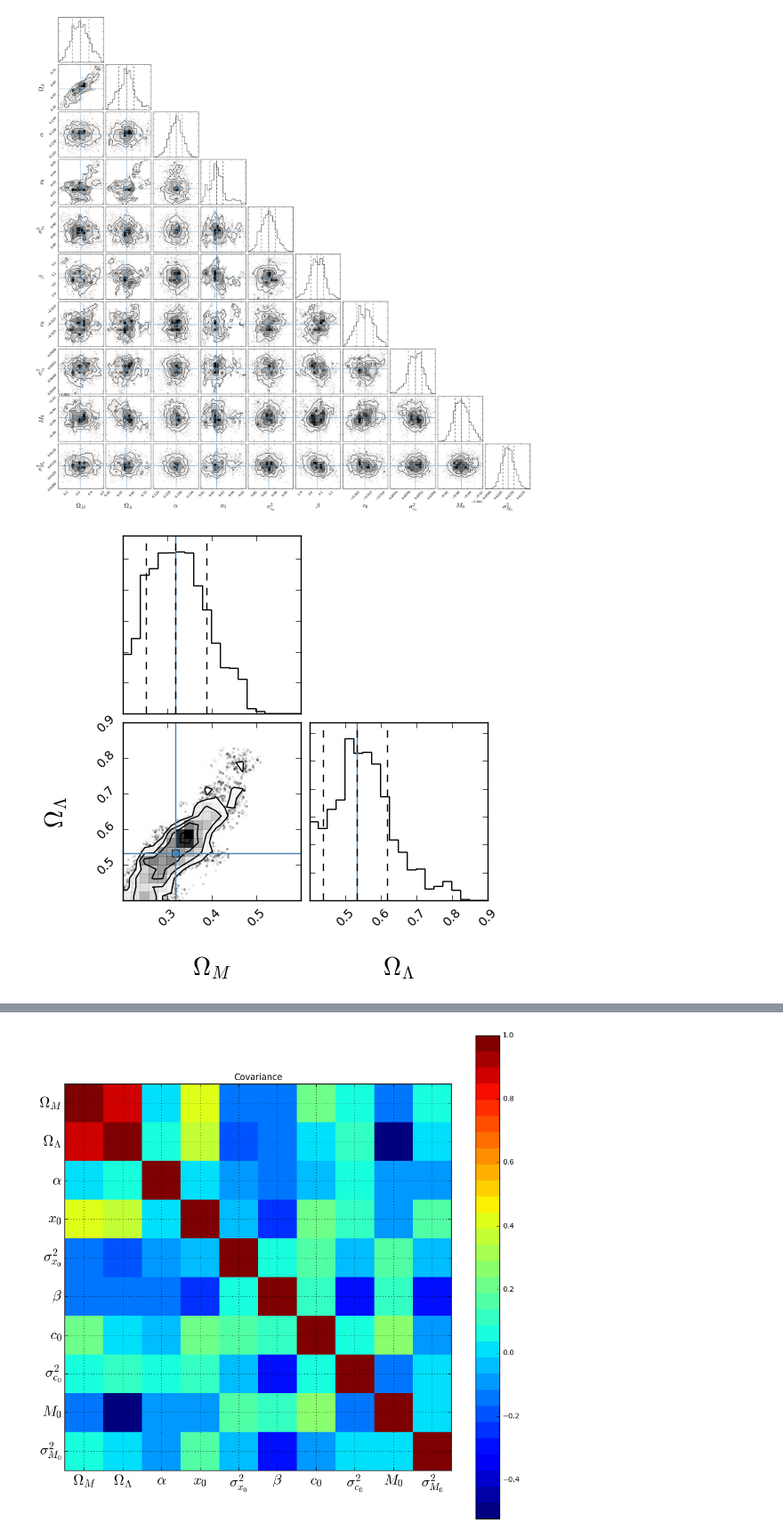
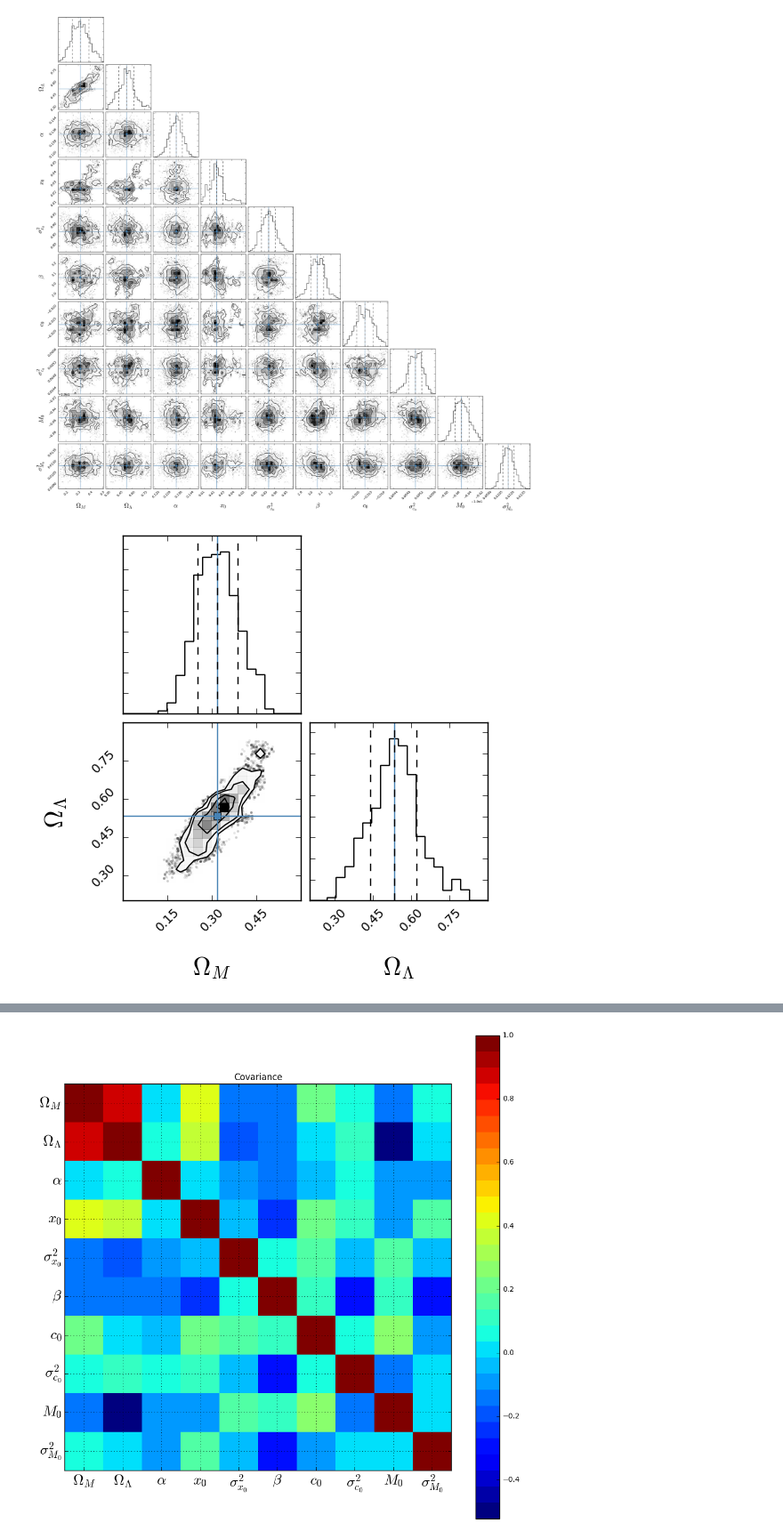
Before and after one commit to djbrout/snjla, a Jupyter notebook: snjla4.ipynb, the cells around one changed output, grey strips where cells are left out. Shown at 89% size. Saved outputs shown, nothing was run; the diff lists cells and outputs as text; code cells hidden in the pictures.

```diff
--- a/snjla4.ipynb
+++ b/snjla4.ipynb
@@ -263,9 +263,9 @@ fig = corner.corner(chains,labels=labels,quantiles=[.175,.5,.825],truths=truths,
 [figure]
 # %%
 fig = corner.corner(chains[:,:2],labels=labels[:2],truths=truths[:2],quantiles=[.175,.5,.825],label_kwargs={'fontsize':20},
-                   range=[(.2,.6),(.4,.9)])
+                   range=[(0,.6),(.2,.9)])
 # %% [output]
-[figure, old version]
+[figure, new version]
 # %%
 from astroML.plotting.mcmc import convert_to_stdev
 from matplotlib.colors import LogNorm
```
Also changed, not shown: parts of 1 cell of this notebook.
